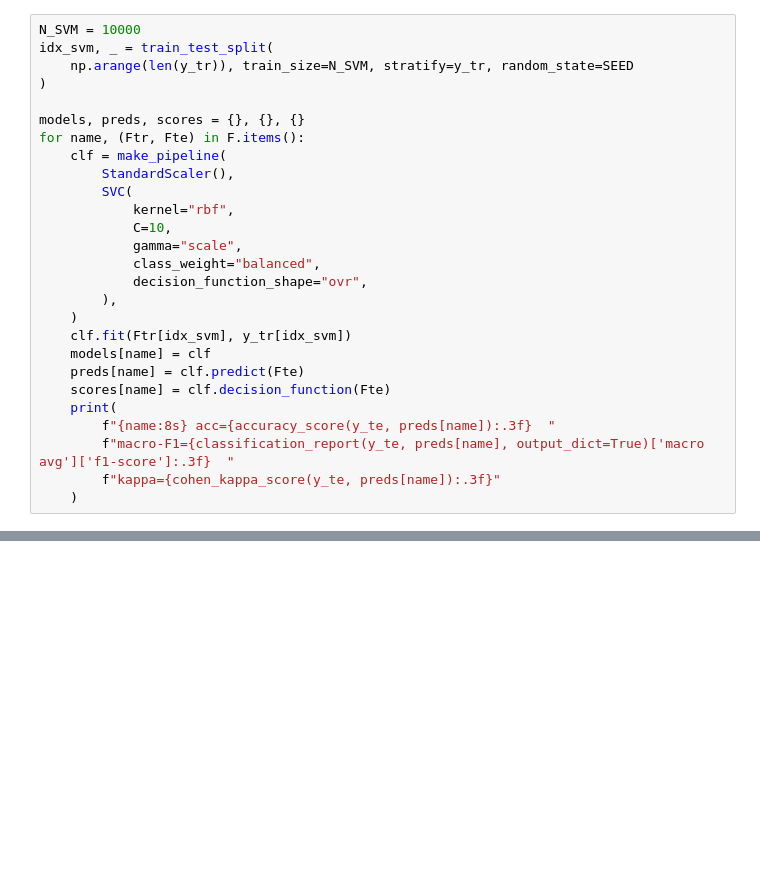
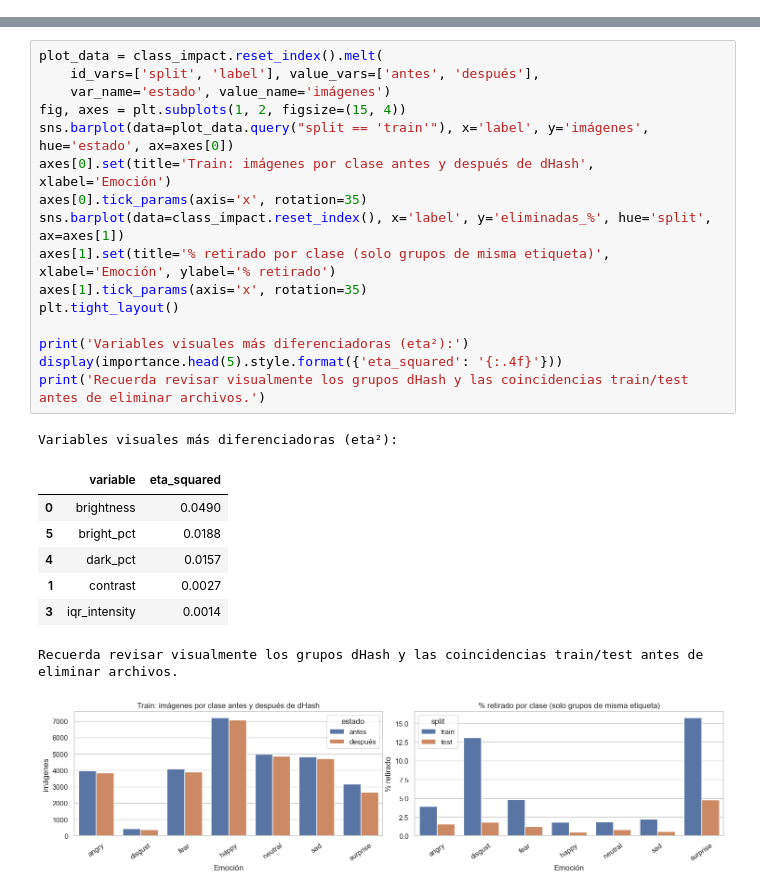
Before and after one commit to oliverAnderson18/deteccion_emociones, a Jupyter notebook: eda.ipynb, the cells around one changed output, grey strips where cells are left out. Drawn from its saved outputs; the diff is of its cells as text; blank space fills up the shorter version.

```diff
--- a/eda.ipynb
+++ b/eda.ipynb
@@ -320,27 +0,0 @@ RBF-SVM on a stratified train subsample (speed), evaluated on the whole official
-# %%
-N_SVM = 10000
-idx_svm, _ = train_test_split(
-    np.arange(len(y_tr)), train_size=N_SVM, stratify=y_tr, random_state=SEED
-)
-
-models, preds, scores = {}, {}, {}
-for name, (Ftr, Fte) in F.items():
-    clf = make_pipeline(
-        StandardScaler(),
-        SVC(
-            kernel="rbf",
-            C=10,
-            gamma="scale",
-            class_weight="balanced",
-            decision_function_shape="ovr",
-        ),
-    )
-    clf.fit(Ftr[idx_svm], y_tr[idx_svm])
-    models[name] = clf
-    preds[name] = clf.predict(Fte)
-    scores[name] = clf.decision_function(Fte)
-    print(
-        f"{name:8s} acc={accuracy_score(y_te, preds[name]):.3f}  "
-        f"macro-F1={classification_report(y_te, preds[name], output_dict=True)['macro avg']['f1-score']:.3f}  "
-        f"kappa={cohen_kappa_score(y_te, preds[name]):.3f}"
-    )
@@ -476,0 +362,26 @@ Labels: ['angry', 'disgust', 'fear', 'happy', 'neutral', 'sad', 'surprise']
+# %%
+plot_data = class_impact.reset_index().melt(
+    id_vars=['split', 'label'], value_vars=['antes', 'después'],
+    var_name='estado', value_name='imágenes')
+fig, axes = plt.subplots(1, 2, figsize=(15, 4))
+sns.barplot(data=plot_data.query("split == 'train'"), x='label', y='imágenes', hue='estado', ax=axes[0])
+axes[0].set(title='Train: imágenes por clase antes y después de dHash', xlabel='Emoción')
+axes[0].tick_params(axis='x', rotation=35)
+sns.barplot(data=class_impact.reset_index(), x='label', y='eliminadas_%', hue='split', ax=axes[1])
+axes[1].set(title='% retirado por clase (solo grupos de misma etiqueta)', xlabel='Emoción', ylabel='% retirado')
+axes[1].tick_params(axis='x', rotation=35)
+plt.tight_layout()
+
+print('Variables visuales más diferenciadoras (eta²):')
+display(importance.head(5).style.format({'eta_squared': '{:.4f}'}))
+print('Recuerda revisar visualmente los grupos dHash y las coincidencias train/test antes de eliminar archivos.')
+# %% [output]
+Variables visuales más diferenciadoras (eta²):
+|  | variable | eta_squared |
+| 0 | brightness | 0.0490 |
+| 5 | bright_pct | 0.0188 |
+| 4 | dark_pct | 0.0157 |
+| 1 | contrast | 0.0027 |
+| 3 | iqr_intensity | 0.0014 |
+Recuerda revisar visualmente los grupos dHash y las coincidencias train/test antes de eliminar archivos.
+[figure, added]
```
Also changed, not shown: parts of 40 cells of this notebook.
